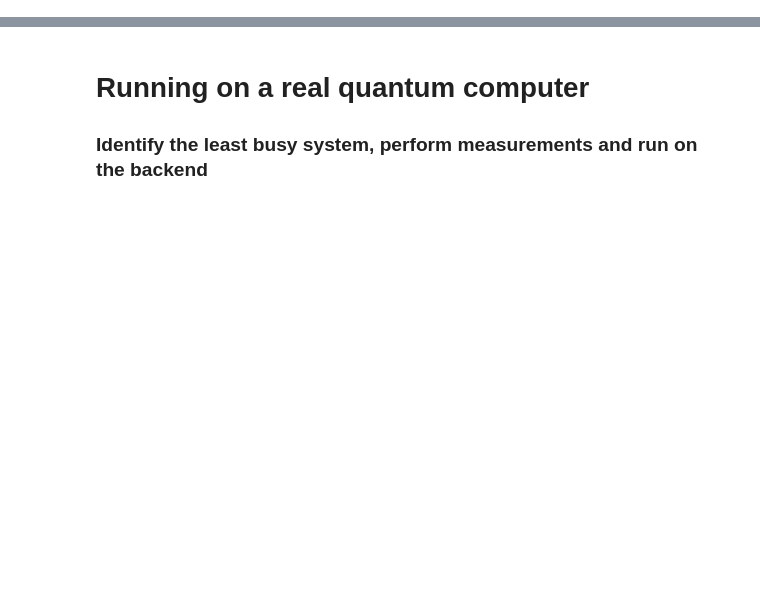
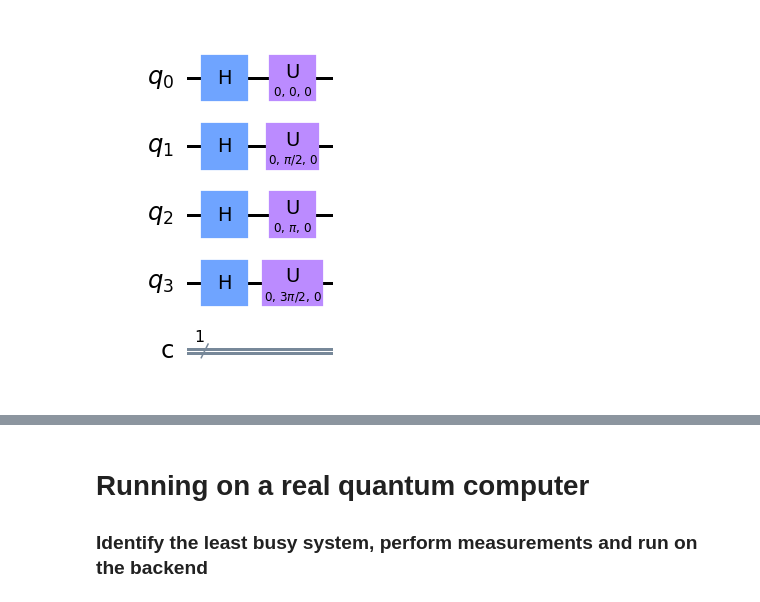
Before and after one commit to wmazin/Interactive-Quantum-Fractal-Art, a Jupyter notebook: QuantumFractals1qubit.ipynb, the cells around one changed output, grey strips where cells are left out. Cells and saved outputs as stored; diff of their text form; code cells hidden in the pictures; blank space fills up the shorter version.

```diff
--- a/QuantumFractals1qubit.ipynb
+++ b/QuantumFractals1qubit.ipynb
@@ -25,0 +31,13 @@ CircuitComposer(circuit=<qiskit.circuit.quantumcircuit.QuantumCircuit object at
+# %%
+circuit2 = QuantumCircuit(4,1)
+circuit2.h(0)
+circuit2.h(1)
+circuit2.h(2)
+circuit2.h(3)
+circuit2.u(0, 0, 0, 0)
+circuit2.u(0, pi/2, 0, 1)
+circuit2.u(0, pi, 0, 2)
+circuit2.u(0, 3*pi/2, 0, 3)
+display(circuit2.draw(output="mpl", scale=1.5))
+# %% [output]
+[figure, added]
```
Also changed, not shown: parts of 10 cells of this notebook.
